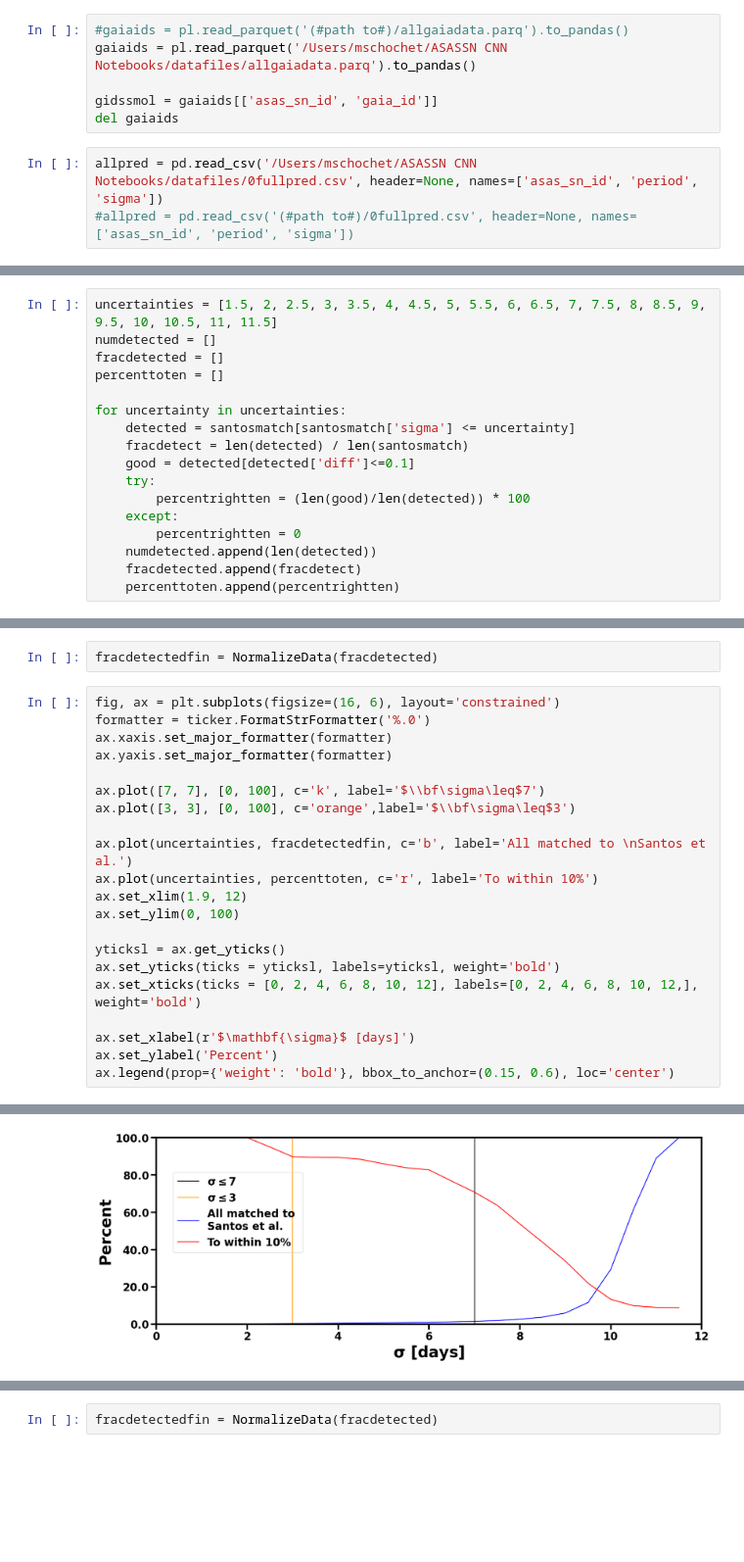
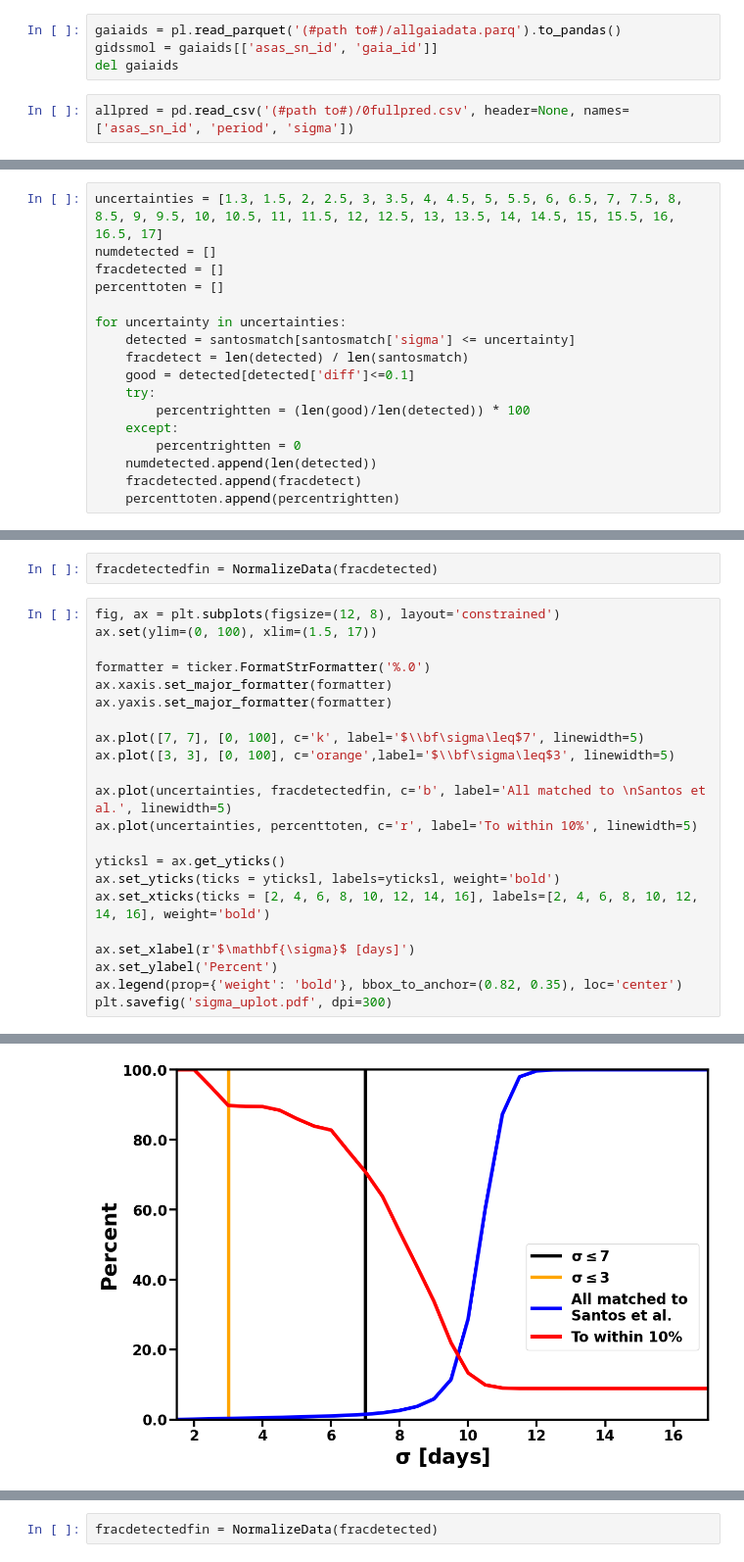
Before and after one commit to m-schochet/asas-sn-cnn, a Jupyter notebook: plots/frac_errors.ipynb, the cells around one changed output, grey strips where cells are left out. Shown at 98% size. Drawn from its saved outputs; the diff is of its cells as text; blank space fills up the shorter version.

Commit message:
finalize fractional error figure

```diff
--- a/plots/frac_errors.ipynb
+++ b/plots/frac_errors.ipynb
@@ -22,14 +22,11 @@ def set_rcparams():
     return
 set_rcparams()
 # %%
-#gaiaids = pl.read_parquet('(#path to#)/allgaiadata.parq').to_pandas()
-gaiaids = pl.read_parquet('/Users/mschochet/ASASSN CNN Notebooks/datafiles/allgaiadata.parq').to_pandas()
-
+gaiaids = pl.read_parquet('(#path to#)/allgaiadata.parq').to_pandas()
 gidssmol = gaiaids[['asas_sn_id', 'gaia_id']]
 del gaiaids
 # %%
-allpred = pd.read_csv('/Users/mschochet/ASASSN CNN Notebooks/datafiles/0fullpred.csv', header=None, names=['asas_sn_id', 'period', 'sigma'])
-#allpred = pd.read_csv('(#path to#)/0fullpred.csv', header=None, names=['asas_sn_id', 'period', 'sigma'])
+allpred = pd.read_csv('(#path to#)/0fullpred.csv', header=None, names=['asas_sn_id', 'period', 'sigma'])
 # %%
 predcitionsandgaia = pd.merge(gidssmol, allpred, on='asas_sn_id', how='inner').drop_duplicates(subset=['asas_sn_id'])
 # %%
@@ -280,5 +276,5 @@ ax.legend(loc='center right', bbox_to_anchor=(1.3, 0.5))
 # %%
-uncertainties = [1.5, 2, 2.5, 3, 3.5, 4, 4.5, 5, 5.5, 6, 6.5, 7, 7.5, 8, 8.5, 9, 9.5, 10, 10.5, 11, 11.5]
+uncertainties = [1.3, 1.5, 2, 2.5, 3, 3.5, 4, 4.5, 5, 5.5, 6, 6.5, 7, 7.5, 8, 8.5, 9, 9.5, 10, 10.5, 11, 11.5, 12, 12.5, 13, 13.5, 14, 14.5, 15, 15.5, 16, 16.5, 17]
 numdetected = []
 fracdetected = []
 percenttoten = []
@@ -300,24 +296,25 @@ def NormalizeData(data):
 # %%
 fracdetectedfin = NormalizeData(fracdetected)
 # %%
-fig, ax = plt.subplots(figsize=(16, 6), layout='constrained')
+fig, ax = plt.subplots(figsize=(12, 8), layout='constrained')
+ax.set(ylim=(0, 100), xlim=(1.5, 17))
+
 formatter = ticker.FormatStrFormatter('%.0')
 ax.xaxis.set_major_formatter(formatter)
 ax.yaxis.set_major_formatter(formatter)
 
-ax.plot([7, 7], [0, 100], c='k', label='$\\bf\sigma\leq$7')
-ax.plot([3, 3], [0, 100], c='orange',label='$\\bf\sigma\leq$3')
+ax.plot([7, 7], [0, 100], c='k', label='$\\bf\sigma\leq$7', linewidth=5)
+ax.plot([3, 3], [0, 100], c='orange',label='$\\bf\sigma\leq$3', linewidth=5)
 
-ax.plot(uncertainties, fracdetectedfin, c='b', label='All matched to \nSantos et al.')
-ax.plot(uncertainties, percenttoten, c='r', label='To within 10%')
-ax.set_xlim(1.9, 12)
-ax.set_ylim(0, 100)
+ax.plot(uncertainties, fracdetectedfin, c='b', label='All matched to \nSantos et al.', linewidth=5)
+ax.plot(uncertainties, percenttoten, c='r', label='To within 10%', linewidth=5)
 
 yticksl = ax.get_yticks()
 ax.set_yticks(ticks = yticksl, labels=yticksl, weight='bold')
-ax.set_xticks(ticks = [0, 2, 4, 6, 8, 10, 12], labels=[0, 2, 4, 6, 8, 10, 12,], weight='bold')
+ax.set_xticks(ticks = [2, 4, 6, 8, 10, 12, 14, 16], labels=[2, 4, 6, 8, 10, 12, 14, 16], weight='bold')
 
 ax.set_xlabel(r'$\mathbf{\sigma}$ [days]')
 ax.set_ylabel('Percent')
-ax.legend(prop={'weight': 'bold'}, bbox_to_anchor=(0.15, 0.6), loc='center')
+ax.legend(prop={'weight': 'bold'}, bbox_to_anchor=(0.82, 0.35), loc='center')
+plt.savefig('sigma_uplot.pdf', dpi=300)
 # %% [output]
@@ -325,2 +321,2 @@ ax.legend(prop={'weight': 'bold'}, bbox_to_anchor=(0.15, 0.6), loc='center')
-[figure, old version]
+[figure, new version]
 # %%
```
Also changed, not shown: parts of 7 cells of this notebook, 1 other file.
